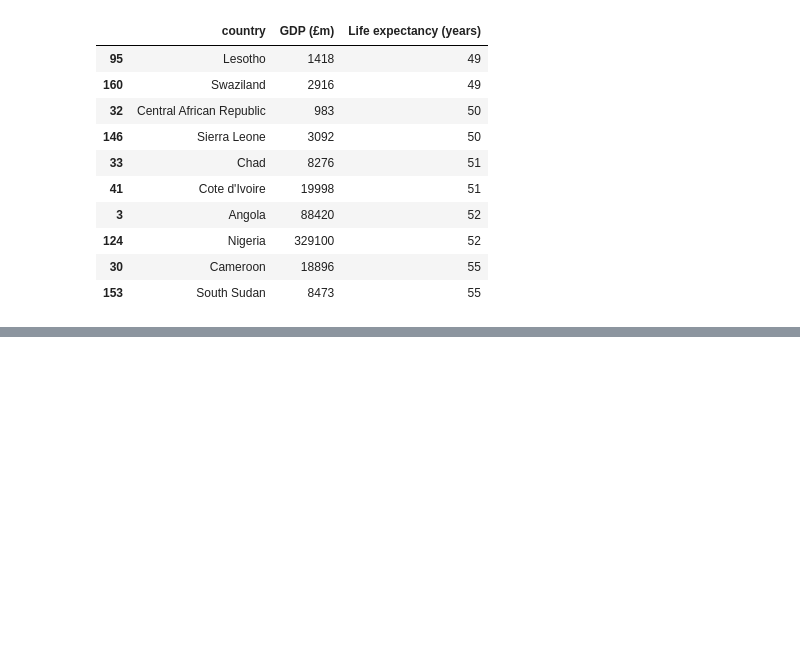
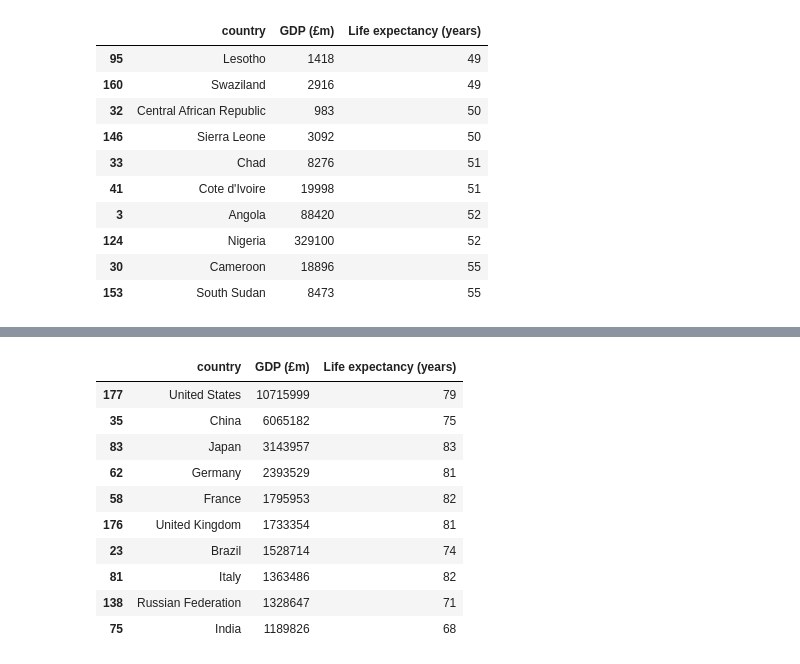
Before and after one commit to herb64/data-analysis, a Jupyter notebook: Week_3_project-herbert-mehlhose.ipynb, the cells around one changed output, grey strips where cells are left out. Saved outputs shown, nothing was run; the diff lists cells and outputs as text; code cells hidden in the pictures; blank space fills up the shorter version.

Commit message:
First change for top 10 GDP/LIFE overlaps - still strange inner join results

```diff
--- a/Week_3_project-herbert-mehlhose.ipynb
+++ b/Week_3_project-herbert-mehlhose.ipynb
@@ -176,0 +188,15 @@ gdpVsLife.sort(LIFE).head(10)
+# %%
+top10GDP = gdpVsLife.sort(GDP, ascending=False).head(10)
+top10GDP
+# %% [output]
+|  | country | GDP (£m) | Life expectancy (years) |
+| 177 | United States | 10715999 | 79 |
+| 35 | China | 6065182 | 75 |
+| 83 | Japan | 3143957 | 83 |
+| 62 | Germany | 2393529 | 81 |
+| 58 | France | 1795953 | 82 |
+| 176 | United Kingdom | 1733354 | 81 |
+| 23 | Brazil | 1528714 | 74 |
+| 81 | Italy | 1363486 | 82 |
+| 138 | Russian Federation | 1328647 | 71 |
+| 75 | India | 1189826 | 68 |
```
Also changed, not shown: parts of 11 cells of this notebook.
